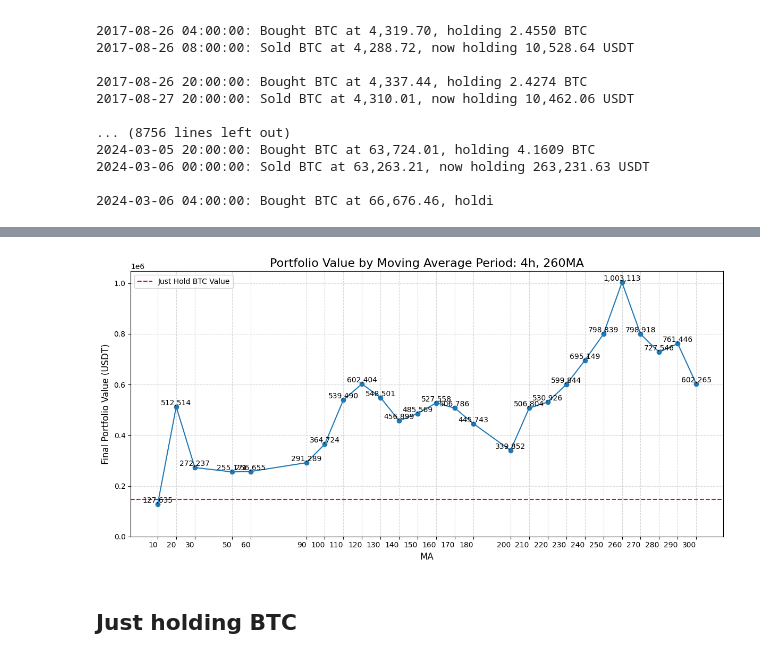
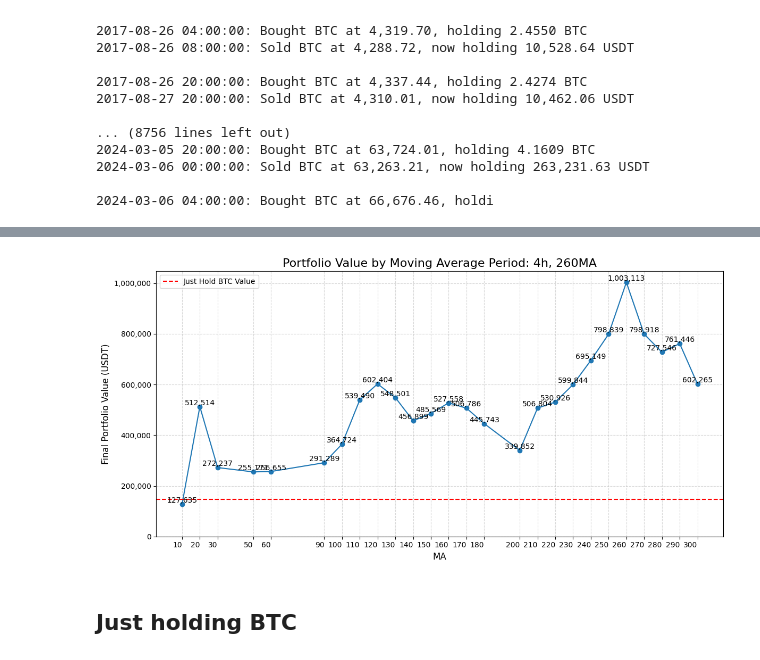
Before and after one commit to alkyne/BTC-Backtesting, a Jupyter notebook: Back_test.ipynb, the cells around one changed output, grey strips where cells are left out. Drawn from its saved outputs; the diff is of its cells as text; code cells hidden in the pictures.

```diff
--- a/Back_test.ipynb
+++ b/Back_test.ipynb
@@ -174,6 +174,8 @@ Final value for MA 290: 761,446.32 USDT
 Final value for MA 300: 602,265.13 USDT
 The best performing for 4h is 260 MA with a final portfolio value of 1,003,113.34 USDT
 # %%
+import matplotlib.ticker as ticker
+
 # Sort the dictionary by MA values
 sorted_portfolio_value = dict(sorted(portfolio_value_by_ma.items()))
 
@@ -185,34 +187,37 @@ portfolio_values = list(sorted_portfolio_value.values())
 plt.figure(figsize=(12, 6))
 plt.plot(ma_values, portfolio_values, marker='o')
 
 # Customize the plot
 plt.title(f'Portfolio Value by Moving Average Period: {interval}, {best_ma}MA', fontsize=16)
 plt.xlabel('MA', fontsize=12)
 plt.ylabel('Final Portfolio Value (USDT)', fontsize=12)
 plt.grid(True, linestyle='--', alpha=0.5)
+
+plt.gca().yaxis.set_major_formatter(ticker.StrMethodFormatter('{x:,.0f}'))  # Format ticks with commas
+
 
 # Add value labels on top of each point
 for i, value in enumerate(portfolio_values):
     plt.text(ma_values[i], value, f'{value:,.0f}', ha='center', va='bottom')
 
 # Add x-axis labels for each MA value
 plt.xticks(ma_values, [f'{ma}' for ma in ma_values], rotation=0, ha='right')
 
 # Adjust the bottom margin to accommodate the labels
 plt.subplots_adjust(bottom=0.2)
 
 # Add a horizontal line at 145,580.15
 plt.axhline(y=145580.15, color='red', linestyle='--', label='Just Hold BTC Value')
 plt.legend()
 
 # Adjust y-axis to start from 0
 plt.ylim(bottom=0)
 
 # Show the plot
 plt.tight_layout()
 plt.show()
 # %% [output]
-[figure, old version]
+[figure, new version]
 # %% [markdown]
 ## Just holding BTC
 # %%
```
Also changed, not shown: 1 other file.
